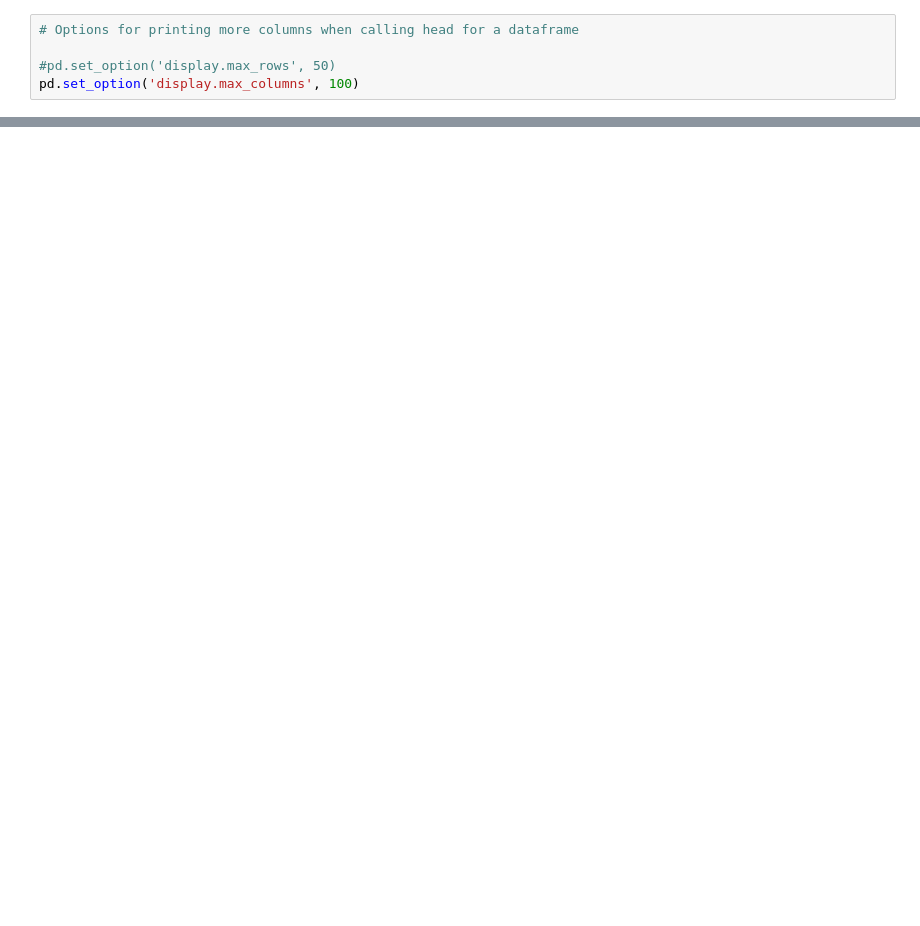
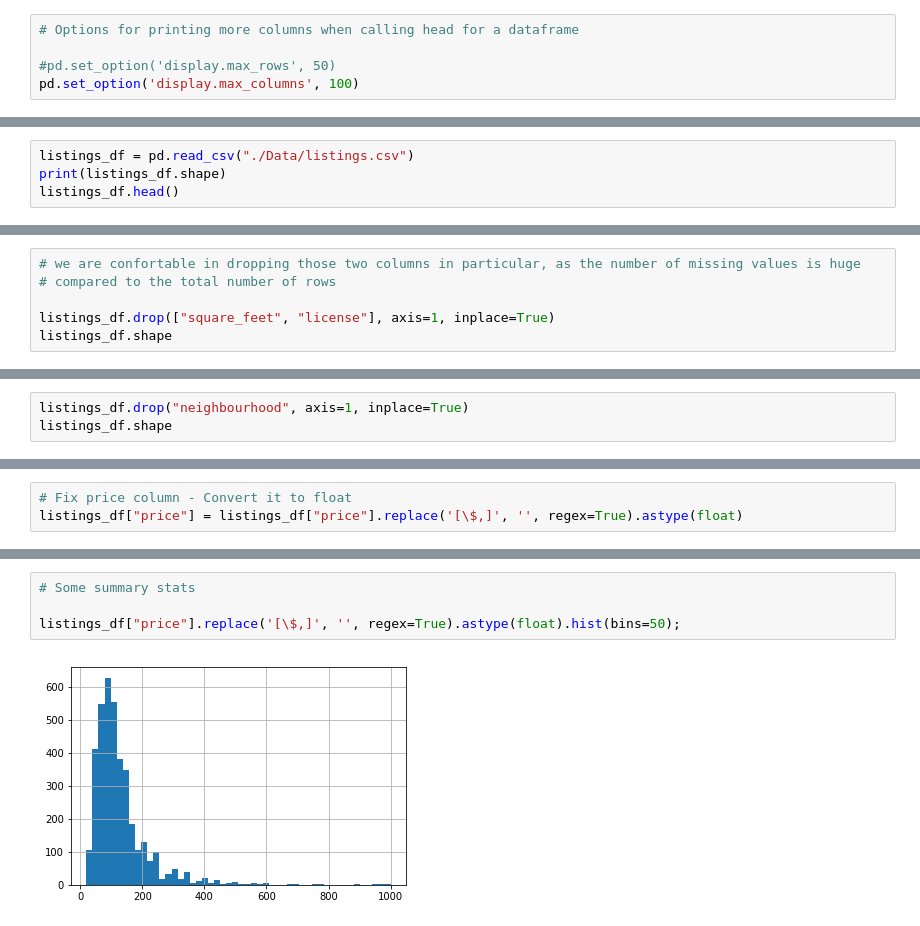
Before and after one commit to bkontonis/Analysing-Seattle-Airbnb-Open-Data, a Jupyter notebook: Seattle Airbnb Data Analysis.ipynb, the cells around one changed output, grey strips where cells are left out. Drawn from its saved outputs; the diff is of its cells as text; blank space fills up the shorter version.

Commit message:
Further data analysis in the Notebook

```diff
--- a/Seattle Airbnb Data Analysis.ipynb
+++ b/Seattle Airbnb Data Analysis.ipynb
@@ -120,0 +14,4 @@ listings["price"].replace('[\$,]', '', regex=True).astype(float).hist(bins=50);
+# %%
+listings_df = pd.read_csv("./Data/listings.csv")
+print(listings_df.shape)
+listings_df.head()
@@ -120,0 +64,6 @@ listings["price"].replace('[\$,]', '', regex=True).astype(float).hist(bins=50);
+# %%
+# we are confortable in dropping those two columns in particular, as the number of missing values is huge
+# compared to the total number of rows
+
+listings_df.drop(["square_feet", "license"], axis=1, inplace=True)
+listings_df.shape
@@ -120,0 +100,3 @@ listings["price"].replace('[\$,]', '', regex=True).astype(float).hist(bins=50);
+# %%
+listings_df.drop("neighbourhood", axis=1, inplace=True)
+listings_df.shape
@@ -120,0 +138,3 @@ listings["price"].replace('[\$,]', '', regex=True).astype(float).hist(bins=50);
+# %%
+# Fix price column - Convert it to float
+listings_df["price"] = listings_df["price"].replace('[\$,]', '', regex=True).astype(float)
@@ -120,0 +222,6 @@ listings["price"].replace('[\$,]', '', regex=True).astype(float).hist(bins=50);
+# %%
+# Some summary stats
+
+listings_df["price"].replace('[\$,]', '', regex=True).astype(float).hist(bins=50);
+# %% [output]
+[figure, added]
```
Also changed, not shown: parts of 40 cells of this notebook.
